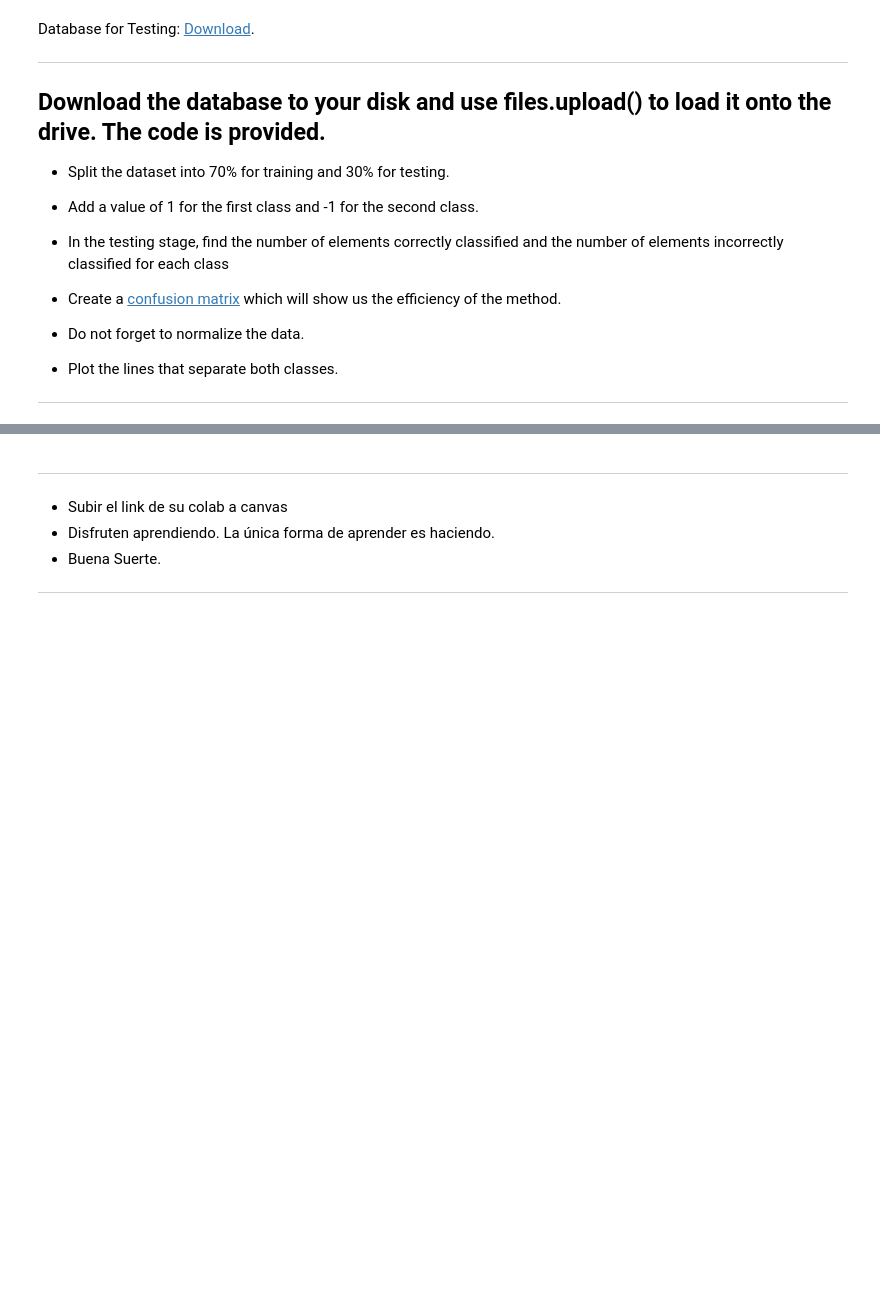
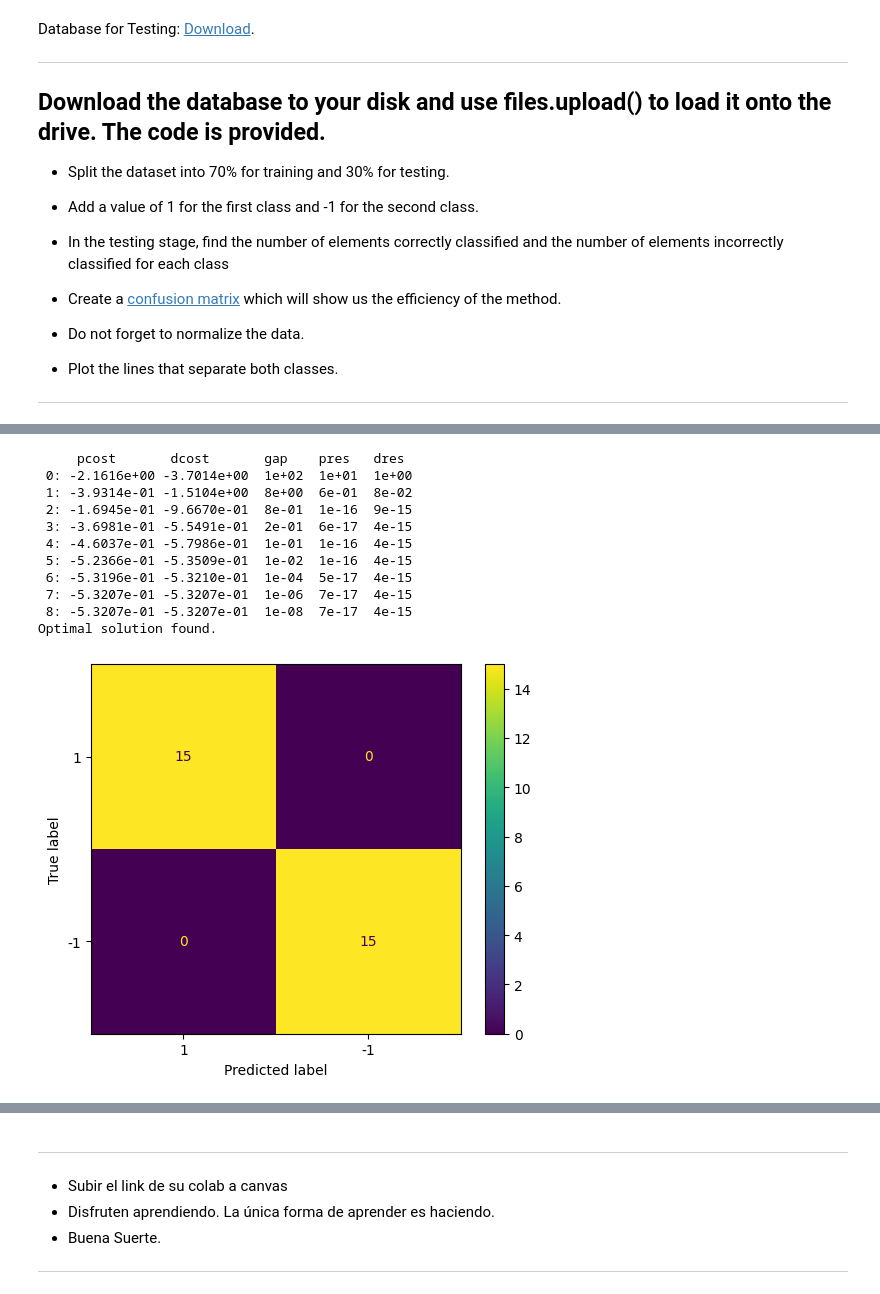
Before and after one commit to s110/Maestria, a Jupyter notebook: Maestria/MachineLearning/SMV/Maestría_Hard_SVM_2024_21ipynb.ipynb, the cells around one changed output, grey strips where cells are left out. Saved outputs shown, nothing was run; the diff lists cells and outputs as text; code cells hidden in the pictures; blank space fills up the shorter version.

```diff
--- a/Maestria/MachineLearning/SMV/Maestría_Hard_SVM_2024_21ipynb.ipynb
+++ b/Maestria/MachineLearning/SMV/Maestría_Hard_SVM_2024_21ipynb.ipynb
@@ -54,7 +54,8 @@ from cvxopt import matrix, solvers
 def GetLambda(X, y):
     n, m = X.shape
     y = y.astype(float)
-    K = np.dot(X, X.T) * np.dot(y, y.T)  # Kernel
+    y_col = y.reshape(-1, 1)
+    K = np.dot(X, X.T) * np.dot(y_col, y_col.T)  # Kernel
     P = matrix(K)
     q = matrix(-np.ones(n))
     G = matrix(-np.eye(n))
@@ -284,14 +315,28 @@ NameError: name 'data' is not defined
 # %%
 # Obtaining the values of the parameters W and b, to predict the classes to which the values of X_test belong
 
-W =  Get_W(X_test,Y_test,lambda_list)
-b =  Get_b(X_test,W)
+lambda_list=GetLambda(X_train, Y_train)
+W =  Get_W(X_train,Y_train,lambda_list)
+b =  Get_b(X_train,W)
 
 # Convert all values greater than 0 to 1, and those less than 0 to -1
 Y_pred  = np.sign(Test(X_test,W,b))
 
 # We create a confution matrix
 confusion_matrix = metrics.confusion_matrix(Y_test, Y_pred)
 cm_display = metrics.ConfusionMatrixDisplay(confusion_matrix = confusion_matrix, display_labels = [1, -1])
 cm_display.plot()
 plt.show()
+# %% [output]
+     pcost       dcost       gap    pres   dres
+ 0: -2.1616e+00 -3.7014e+00  1e+02  1e+01  1e+00
+ 1: -3.9314e-01 -1.5104e+00  8e+00  6e-01  8e-02
+ 2: -1.6945e-01 -9.6670e-01  8e-01  1e-16  9e-15
+ 3: -3.6981e-01 -5.5491e-01  2e-01  6e-17  4e-15
+ 4: -4.6037e-01 -5.7986e-01  1e-01  1e-16  4e-15
+ 5: -5.2366e-01 -5.3509e-01  1e-02  1e-16  4e-15
+ 6: -5.3196e-01 -5.3210e-01  1e-04  5e-17  4e-15
+ 7: -5.3207e-01 -5.3207e-01  1e-06  7e-17  4e-15
+ 8: -5.3207e-01 -5.3207e-01  1e-08  7e-17  4e-15
+Optimal solution found.
+[figure, added]
```
Also changed, not shown: parts of 3 cells of this notebook, 2 other files.
